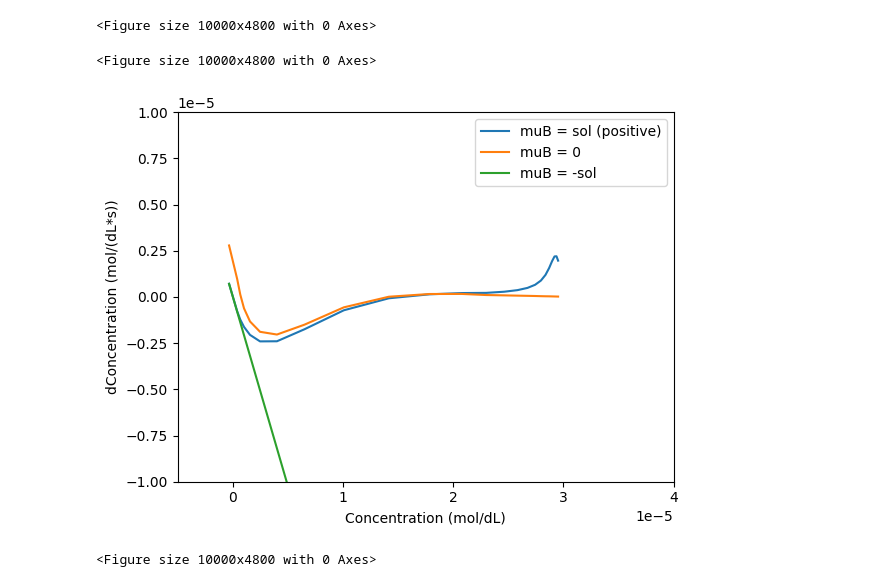
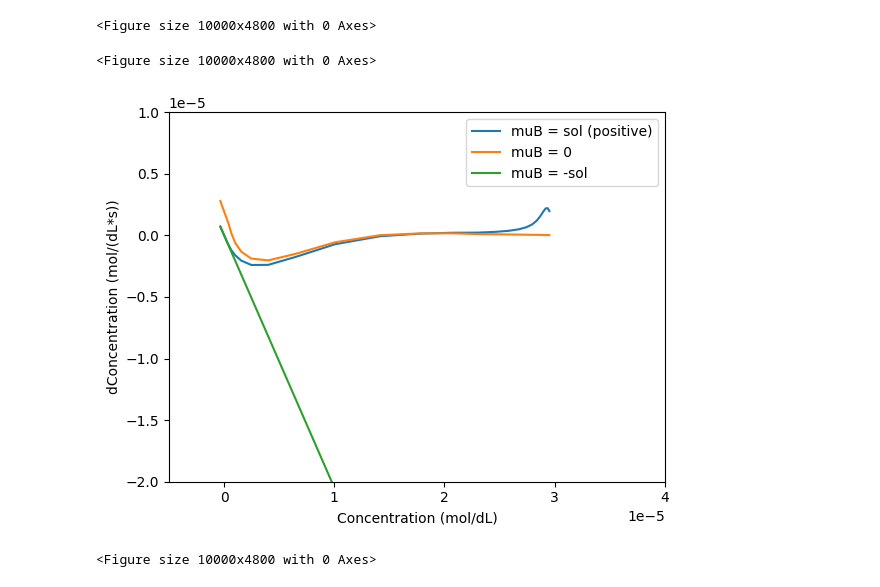
Before and after one commit to mdsnbutler/ChE2410-Project-2, a Jupyter notebook: 4_bifurcation analysis.ipynb, the cells around one changed output. Cells and saved outputs as stored; diff of their text form; code cells hidden in the pictures.

```diff
--- a/4_bifurcation analysis.ipynb
+++ b/4_bifurcation analysis.ipynb
@@ -92,21 +92,21 @@ plt.figure(figsize = (100, 48))
 # %%
 dHb2 = np.array(func2(B = fitdata[:,0], P = fitdata[:,1], t = data["time"], yB = 4.35923617e-01, kr = 1.51728394e+05, sB = 2.06724401e-05, muB = 9.82450961e+00, zB = 4.51944641e+00, rB = 1.47636087e+00))
 fitdata_rB0 = odeint(func, ic, data["time"], args=(4.35923617e-01, 1.51728394e+05, 4.56628831e-05, 3.63518130e+00,
        4.51944641e+00, 0))
 dHb0 = np.array(func2(B = fitdata_kr0[:,0], P = fitdata_kr0[:,1], t = data["time"], yB = 4.35923617e-01, kr = 1.51728394e+05, sB = 2.06724401e-05, muB = 0, zB = 4.51944641e+00, rB = 1.47636087e+00))
 fitdata_rBneg = odeint(func, ic, data["time"], args=(4.35923617e-01, 1.51728394e+05, 4.56628831e-05, 3.63518130e+00,
        4.51944641e+00, 1.47636087e+00))
 dHbneg = np.array(func2(B = fitdata_krneg[:,0], P = fitdata_krneg[:,1], t = data["time"], yB = 4.35923617e-01, kr = 1.51728394e+05, sB = 2.06724401e-05, muB = -9.82450961e+00, zB = 4.51944641e+00, rB = 1.47636087e+00))
 plt.plot(fitdata[:,0], dHb2[0, 0:24], label = "muB = sol (positive)")
 plt.plot(fitdata_kr0[:,0], dHb0[0, 0:24], label = "muB = 0")
 plt.plot(fitdata_krneg[:,0], dHbneg[0, 0:24], label = "muB = -sol")
 plt.xlabel("Concentration (mol/dL)")
 plt.ylabel("dConcentration (mol/(dL*s))")
 plt.xlim(-.5E-5, 4E-5)
-plt.ylim(-1E-5, 1E-5)
+plt.ylim(-2E-5, 1E-5)
 plt.legend(loc = "upper right")
 plt.figure(figsize = (100, 48))
 # %% [output]
 <Figure size 10000x4800 with 0 Axes>
-[figure, old version]
+[figure, new version]
 <Figure size 10000x4800 with 0 Axes>
```
Also changed, not shown: 2 other files.
